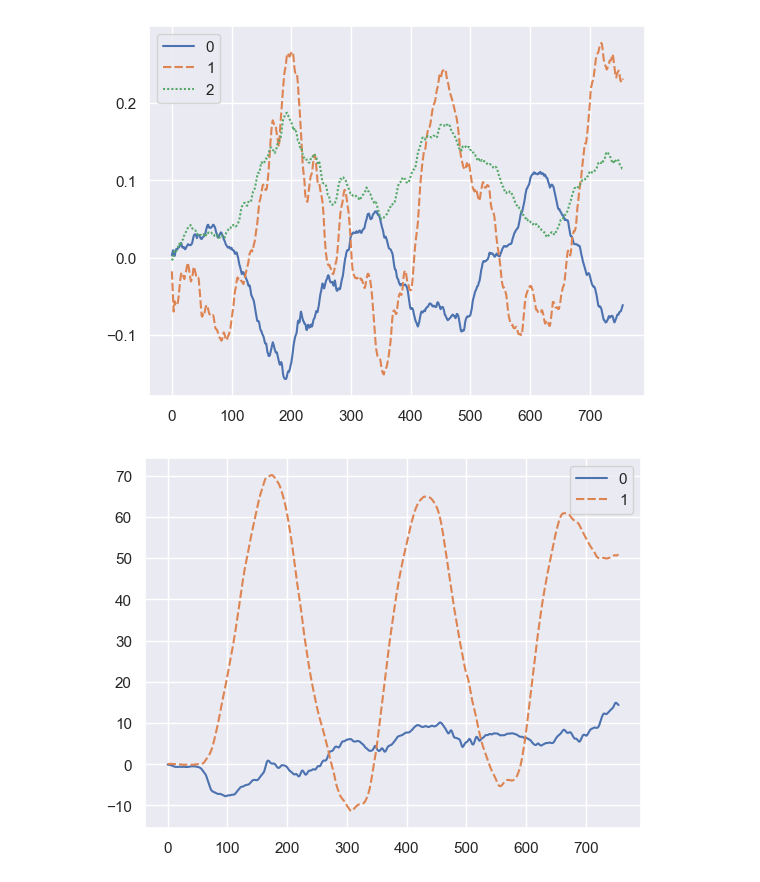
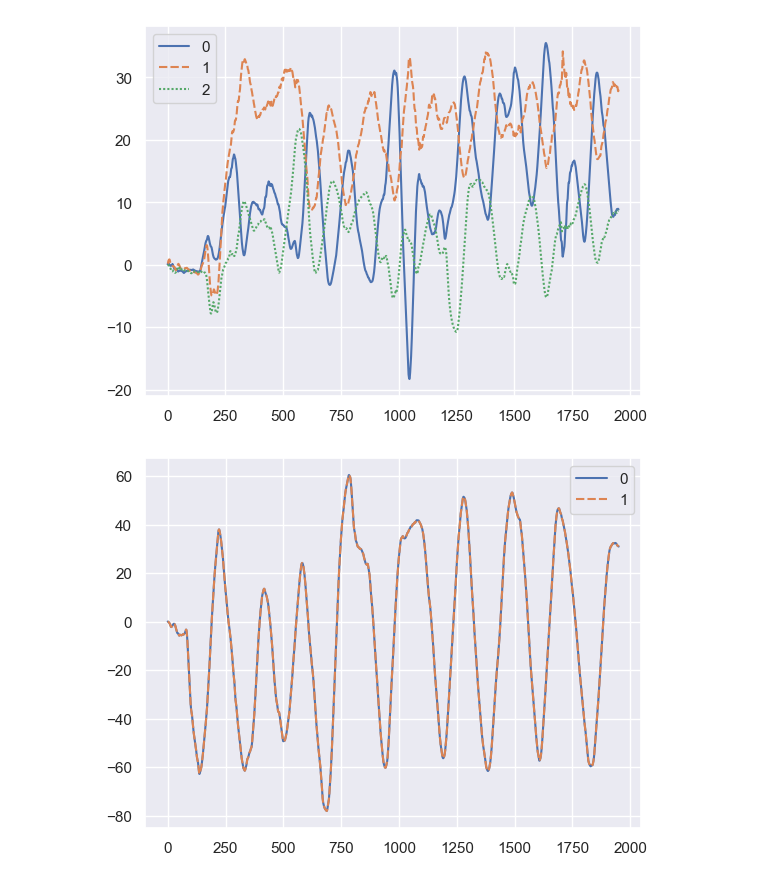
Before and after one commit to alejandromango/IMU-Analysis, a Jupyter notebook: SingleIMUGyrAngleSmarter.ipynb, the cells around one changed output. Drawn from its saved outputs; the diff is of its cells as text; code cells hidden in the pictures.

Commit message:
Added beginning of time syncing

```diff
--- a/SingleIMUGyrAngleSmarter.ipynb
+++ b/SingleIMUGyrAngleSmarter.ipynb
@@ -7,9 +7,9 @@ from tkinter.filedialog import askdirectory
 import seaborn
 # %%
 # Get directories for IMU data
-forearmPath = "/Users/alex/Library/Mobile Documents/com~apple~CloudDocs/School/Masters/BME_207/Term Project/IMU Analysis/ForearmMovement"#askdirectory(title='Select Folder Containing Forearm Data') # shows dialog box and return the path
+forearmPath = "/Users/alex/Library/Mobile Documents/com~apple~CloudDocs/School/Masters/BME_207/Term Project/IMU Analysis/ForeArmReal20221111"#askdirectory(title='Select Folder Containing Forearm Data') # shows dialog box and return the path
 print(forearmPath)
-armPath = "/Users/alex/Library/Mobile Documents/com~apple~CloudDocs/School/Masters/BME_207/Term Project/IMU Analysis/UpperArmMovementTimeMod"#askdirectory(title='Select Folder Containing Arm Data') # shows dialog box and return the path
+armPath = "/Users/alex/Library/Mobile Documents/com~apple~CloudDocs/School/Masters/BME_207/Term Project/IMU Analysis/ArmReal20221111"#askdirectory(title='Select Folder Containing Arm Data') # shows dialog box and return the path
 print(armPath)
 foreArmGData = pandas.read_csv("{}/Gyroscope.csv".format(forearmPath))
 armGData = pandas.read_csv("{}/Gyroscope.csv".format(armPath))
@@ -18,6 +18,24 @@ minDataLength = min(len(armGData), len(foreArmGData))
 foreArmGData = foreArmGData[:minDataLength]
 armGData = armGData[:minDataLength]
 # Initialize gyroscope data array(g1, g2) (2 arrays with # rows equal to # sample and each row [x, y, z])
-gData = numpy.array([numpy.stack([foreArmGData['X (rad/s)'].values, foreArmGData['Y (rad/s)'].values, foreArmGData['Z (rad/s)'].values], 1),\
+gDataRaw = numpy.array([numpy.stack([foreArmGData['X (rad/s)'].values, foreArmGData['Y (rad/s)'].values, foreArmGData['Z (rad/s)'].values], 1),\
                     numpy.stack([armGData['X (rad/s)'].values, armGData['Y (rad/s)'].values, armGData['Z (rad/s)'].values], 1)])
+# Number of samples a second to resample data at and valiue in Hz
+reSamples = 15.0
+reSampleRate = 1.0/reSamples
+# Calculate new time vectors with sample grouping between samples in seconds
+timeVFore = numpy.floor((foreArmGData['Time (s)'].values/reSampleRate))
+timeVArm = numpy.floor((armGData['Time (s)'].values/reSampleRate))
+#create new data arrays with same timebase
+gFore = []
+for i in range(numpy.int(numpy.max(timeVFore))):
+    newRow = numpy.mean(gDataRaw[0][numpy.where(timeVFore == i)], axis=0)
+    gFore.append(list(newRow))
+gFore = numpy.array(gFore)
+gArm = []
+for i in range(numpy.int(numpy.max(timeVArm))):
+    newRow = numpy.mean(gDataRaw[0][numpy.where(timeVFore == i)], axis=0)
+    gArm.append(numpy.array(newRow))
+gArm = numpy.array(gArm)
+gData = numpy.array([numpy.array(gFore), numpy.array(gArm)])
 # %% [output]
@@ -38,21 +60,21 @@ a = seaborn.lineplot(data=degreeData[0])
 
 b = seaborn.lineplot(data=degreeData[1])
 # %% [output]
-[figure, old version]
+[figure, new version]
 # %%
 def getJEst(aEst):
-    j1Est = numpy.array([numpy.float64(numpy.cos(aEst['angle1'])*numpy.cos(aEst['azimuth1'])), numpy.float64(numpy.cos(aEst['angle1'])*numpy.sin(aEst['azimuth1'])), numpy.float64(numpy.sin(aEst['angle1']))])
-    j2Est = numpy.array([numpy.float64(numpy.cos(aEst['angle2'])*numpy.cos(aEst['azimuth2'])), numpy.float64(numpy.cos(aEst['angle2'])*numpy.sin(aEst['azimuth2'])), numpy.float64(numpy.sin(aEst['angle2']))])
+    j1Est = numpy.array([numpy.cos(aEst[0][1])*numpy.cos(aEst[0][2]), numpy.cos(aEst[0][1])*numpy.sin(aEst[0][2]), numpy.sin(aEst[0][1])])
+    j2Est = numpy.array([numpy.cos(aEst[1][1])*numpy.cos(aEst[1][2]), numpy.cos(aEst[1][1])*numpy.sin(aEst[1][2]), numpy.sin(aEst[1][1])])
     return numpy.array([j1Est, j2Est])
 
 
 # Vector of angle and azimuth values for such that theta unit vector is parallel to x axis, perp to z and y (x axis is hinge axis)
-aaVec = pandas.DataFrame({'angle1': [0], 'azimuth1': [0], 'angle2': [0], 'azimuth2': [0]})
+aaVec = numpy.array([[1, 0, 0], [1, 0, 0.1]])
 jEst = getJEst(aaVec)
 aRates = numpy.dot(gData[0], jEst[0])
 aAngles = aRates * deltat
 aData = numpy.cumsum(aAngles)
 degreeAData = numpy.rad2deg(aData)
 a = seaborn.lineplot(data=[degreeAData, degreeData[0].T[0]])
 # %% [output]
-[figure, old version]
+[figure, new version]
```
Also changed, not shown: parts of 4 cells of this notebook.
